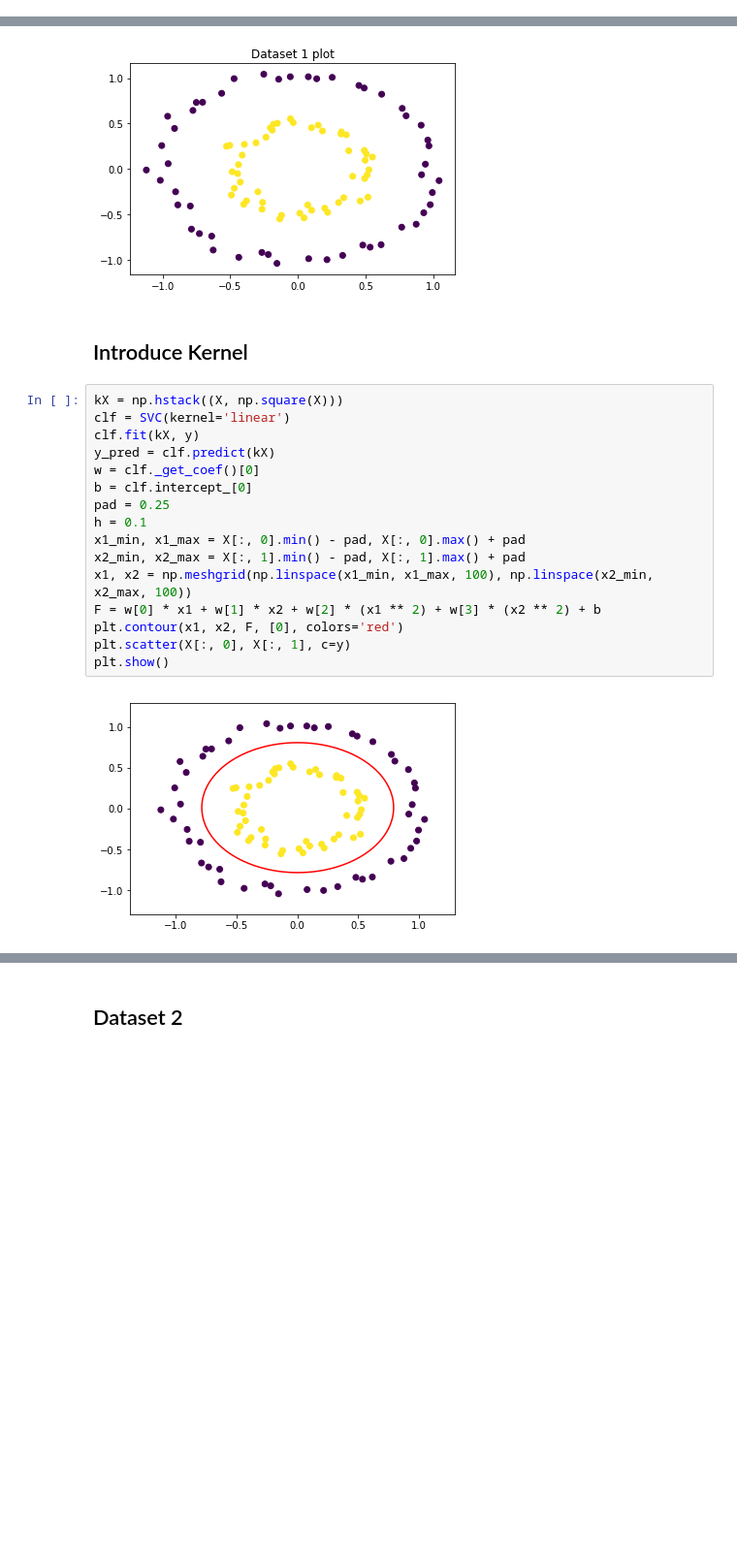
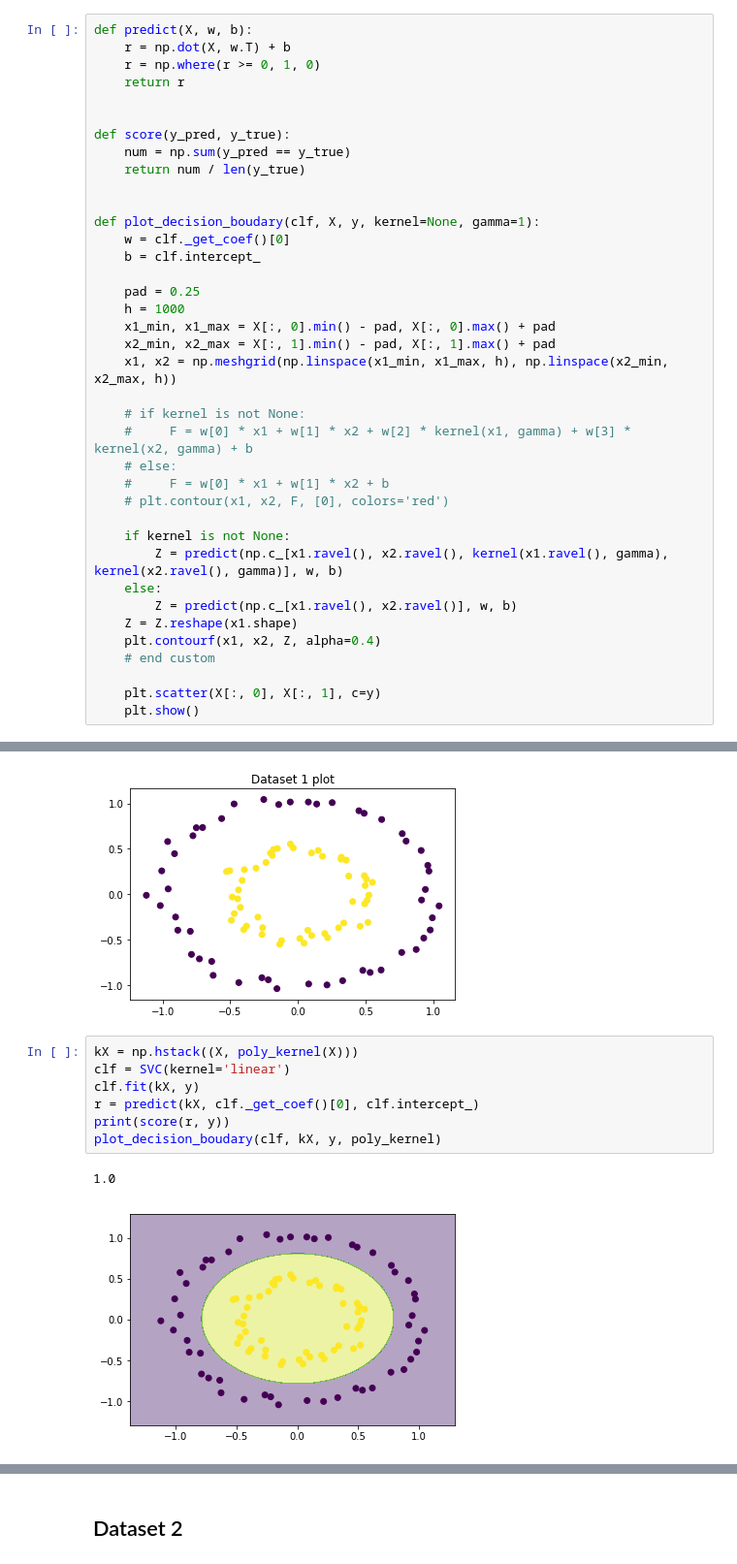
Before and after one commit to ankurs287/Machine-Learning-Assignments, a Jupyter notebook: Assignment-2/q1_i.ipynb, the cells around one changed output, grey strips where cells are left out. Shown at 97% size. Saved outputs shown, nothing was run; the diff lists cells and outputs as text; blank space fills up the shorter version.

```diff
--- a/Assignment-2/q1_i.ipynb
+++ b/Assignment-2/q1_i.ipynb
@@ -7 +19,39 @@ from sklearn.svm import SVC
+# %%
+def predict(X, w, b):
+    r = np.dot(X, w.T) + b
+    r = np.where(r >= 0, 1, 0)
+    return r
+
+
+def score(y_pred, y_true):
+    num = np.sum(y_pred == y_true)
+    return num / len(y_true)
+
+
+def plot_decision_boudary(clf, X, y, kernel=None, gamma=1):
+    w = clf._get_coef()[0]
+    b = clf.intercept_
+
+    pad = 0.25
+    h = 1000
+    x1_min, x1_max = X[:, 0].min() - pad, X[:, 0].max() + pad
+    x2_min, x2_max = X[:, 1].min() - pad, X[:, 1].max() + pad
+    x1, x2 = np.meshgrid(np.linspace(x1_min, x1_max, h), np.linspace(x2_min, x2_max, h))
+
+    # if kernel is not None:
+    #     F = w[0] * x1 + w[1] * x2 + w[2] * kernel(x1, gamma) + w[3] * kernel(x2, gamma) + b
+    # else:
+    #     F = w[0] * x1 + w[1] * x2 + b
+    # plt.contour(x1, x2, F, [0], colors='red')
+
+    if kernel is not None:
+        Z = predict(np.c_[x1.ravel(), x2.ravel(), kernel(x1.ravel(), gamma), kernel(x2.ravel(), gamma)], w, b)
+    else:
+        Z = predict(np.c_[x1.ravel(), x2.ravel()], w, b)
+    Z = Z.reshape(x1.shape)
+    plt.contourf(x1, x2, Z, alpha=0.4)
+    # end custom
+
+    plt.scatter(X[:, 0], X[:, 1], c=y)
+    plt.show()
 # %% [markdown]
@@ -29,23 +79,13 @@ plt.savefig('dataset1_plot.png')
 plt.show()
 # %% [output]
 [figure]
-# %% [markdown]
-## Introduce Kernel
-# %%
-kX = np.hstack((X, np.square(X)))
-clf = SVC(kernel='linear')
-clf.fit(kX, y)
-y_pred = clf.predict(kX)
-w = clf._get_coef()[0]
-b = clf.intercept_[0]
-pad = 0.25
-h = 0.1
-x1_min, x1_max = X[:, 0].min() - pad, X[:, 0].max() + pad
-x2_min, x2_max = X[:, 1].min() - pad, X[:, 1].max() + pad
-x1, x2 = np.meshgrid(np.linspace(x1_min, x1_max, 100), np.linspace(x2_min, x2_max, 100))
-F = w[0] * x1 + w[1] * x2 + w[2] * (x1 ** 2) + w[3] * (x2 ** 2) + b
-plt.contour(x1, x2, F, [0], colors='red')
-plt.scatter(X[:, 0], X[:, 1], c=y)
-plt.show()
-# %% [output]
-[figure, removed]
+# %%
+kX = np.hstack((X, poly_kernel(X)))
+clf = SVC(kernel='linear')
+clf.fit(kX, y)
+r = predict(kX, clf._get_coef()[0], clf.intercept_)
+print(score(r, y))
+plot_decision_boudary(clf, kX, y, poly_kernel)
+# %% [output]
+1.0
+[figure, added]
```
Also changed, not shown: parts of 21 cells of this notebook, 31 other files.
